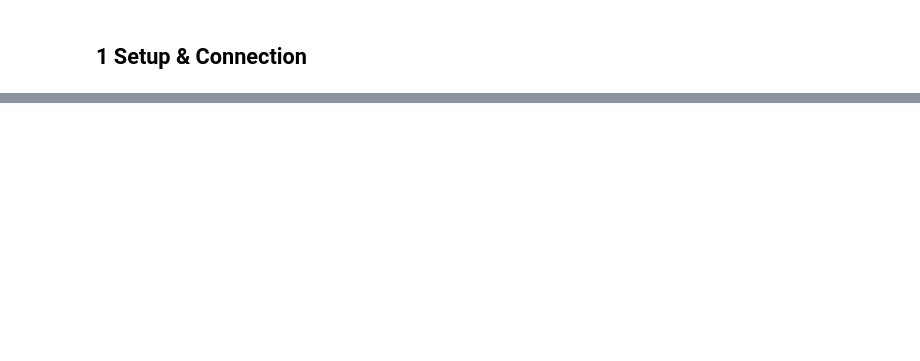
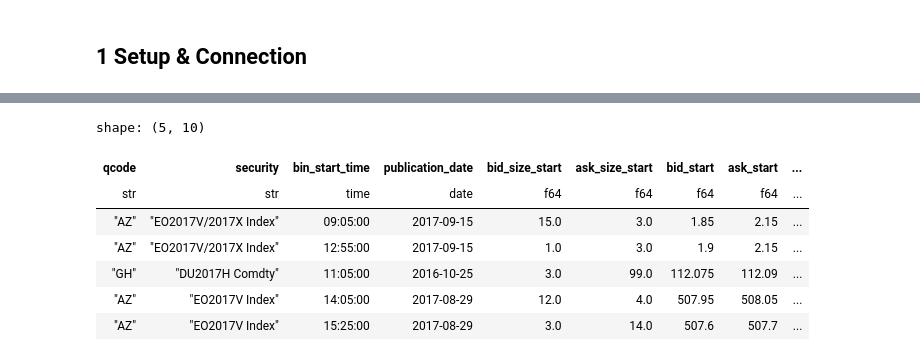
Before and after one commit to qe-internship-wjw/ip1, a Jupyter notebook: notebooks/01_ob_signals_calendar_spread.ipynb, the cells around one changed output, grey strips where cells are left out. Saved outputs shown, nothing was run; the diff lists cells and outputs as text; code cells hidden in the pictures; blank space fills up the shorter version.

```diff
--- a/notebooks/01_ob_signals_calendar_spread.ipynb
+++ b/notebooks/01_ob_signals_calendar_spread.ipynb
@@ -465,0 +59,71 @@ df_scatter = (
+# %%
+# --- 2  Data Ingestion -------------------------------------------------------------
+# Small-scale subset: 2 Phys + 2 Cash qcodes, years 2024-2025.
+#
+# Futures and calendar spreads of the same product carry DIFFERENT QCODEs in BINNED_DATA,
+# so we cannot use a single QCODE filter to capture both instrument types.  Instead:
+#   • Futures  — matched by QCODE AND SECURITY NOT LIKE '%/%' (no slash in name).
+#   • Spreads  — matched by SECURITY LIKE pattern: {BBG_CODE}%/% {YELLOW_KEY}.
+#
+# The 2024-2025 date restriction is applied in Section 3 after the contract calendar
+# is joined (target_date is delivery-type-aware and not available until that join).
+#
+# Note: Snowpark's Column.contains() treats its argument as a column identifier, not a
+# literal string. All substring checks are expressed as LIKE patterns to avoid this.
+
+BINNED_COLS = [
+    'QCODE', 'SECURITY', 'BIN_START_TIME', 'PUBLICATION_DATE',
+    'BID_SIZE_START', 'ASK_SIZE_START', 'BID_START', 'ASK_START',
+    'VOLUME', 'SIGNED_VOLUME',
+]
+QCODE_COLS    = ['QCODE', 'BBG_CODE', 'YELLOW_KEY', 'DELIVERY', 'IS_CONVENTION_BUY_NEAR']
+SEC_META_COLS = ['SECURITY', 'LAST_TRADE_DATE', 'FIRST_NOTICE_DATE']
+
+qmap     = read_table(snowpark, DB, SCHEMA, 'QCODE_MAPPING', QCODE_COLS)
+sec_meta = read_table(snowpark, DB, SCHEMA, 'SECURITY_META', SEC_META_COLS)
+
+# Pick 2 Phys + 2 Cash qcodes for small-scale workshopping.
+phys_qcodes = qmap.filter(pl.col('delivery') == 'Phys')['qcode'].unique().to_list()[:2]
+cash_qcodes = qmap.filter(pl.col('delivery') == 'Cash')['qcode'].unique().to_list()[:2]
+subset_qcodes = phys_qcodes + cash_qcodes
+print(f'Phys qcodes : {phys_qcodes}')
+print(f'Cash qcodes : {cash_qcodes}')
+
+# BBG_CODE + YELLOW_KEY for the 4 selected products — used to construct the spread filter.
+subset_products = (
+    qmap.filter(pl.col('qcode').is_in(subset_qcodes))
+    .select('bbg_code', 'yellow_key')
+    .unique()
+)
+
+fqn_binned = f'{DB}.{SCHEMA}.BINNED_DATA'
+
+# Futures: QCODE in our subset AND SECURITY has no slash (LIKE '%/%' negated).
+futures_filter = (
+    F.col('QCODE').isin(subset_qcodes) &
+    ~F.col('SECURITY').like('%/%')
+)
+
+# Spreads: SECURITY matches pattern  {BBG_CODE}.../{...} {YELLOW_KEY}.
+# Using Snowflake LIKE: '%' = zero-or-more wildcard characters.
+
+spread_clauses = [
+    F.col('SECURITY').like(f'{row["bbg_code"]}%/% {row["yellow_key"]}')
+    for row in subset_products.iter_rows(named=True)
+]
+spread_filter = reduce(operator.or_, spread_clauses)
+
+snow_binned = (
+    snowpark.table(fqn_binned)
+    .select(*BINNED_COLS)
+    .filter(futures_filter | spread_filter)
+)
+binned = retrieve_polars_from_snowpark(snow_binned)
+
+n_fut = binned.filter(~pl.col('security').str.contains('/')).height
+n_spr = binned.filter(pl.col('security').str.contains('/')).height
+print(f'binned   : {binned.shape}  (futures: {n_fut:,}  |  spreads: {n_spr:,})')
+print(f'qmap     : {qmap.shape}')
+print(f'sec_meta : {sec_meta.shape}')
+binned.head()
+# %% [output]
@@ -465,0 +135,8 @@ df_scatter = (
+shape: (5, 10)
+| qcode | security | bin_start_time | publication_date | bid_size_start | ask_size_start | bid_start | ask_start | ... |
+| str | str | time | date | f64 | f64 | f64 | f64 | ... |
+| "AZ" | "EO2017V/2017X Index" | 09:05:00 | 2017-09-15 | 15.0 | 3.0 | 1.85 | 2.15 | ... |
+| "AZ" | "EO2017V/2017X Index" | 12:55:00 | 2017-09-15 | 1.0 | 3.0 | 1.9 | 2.15 | ... |
+| "GH" | "DU2017H Comdty" | 11:05:00 | 2016-10-25 | 3.0 | 99.0 | 112.075 | 112.09 | ... |
+| "AZ" | "EO2017V Index" | 14:05:00 | 2017-08-29 | 12.0 | 4.0 | 507.95 | 508.05 | ... |
+| "AZ" | "EO2017V Index" | 15:25:00 | 2017-08-29 | 3.0 | 14.0 | 507.6 | 507.7 | ... |
```
Also changed, not shown: parts of 47 cells of this notebook, 3 other files.
